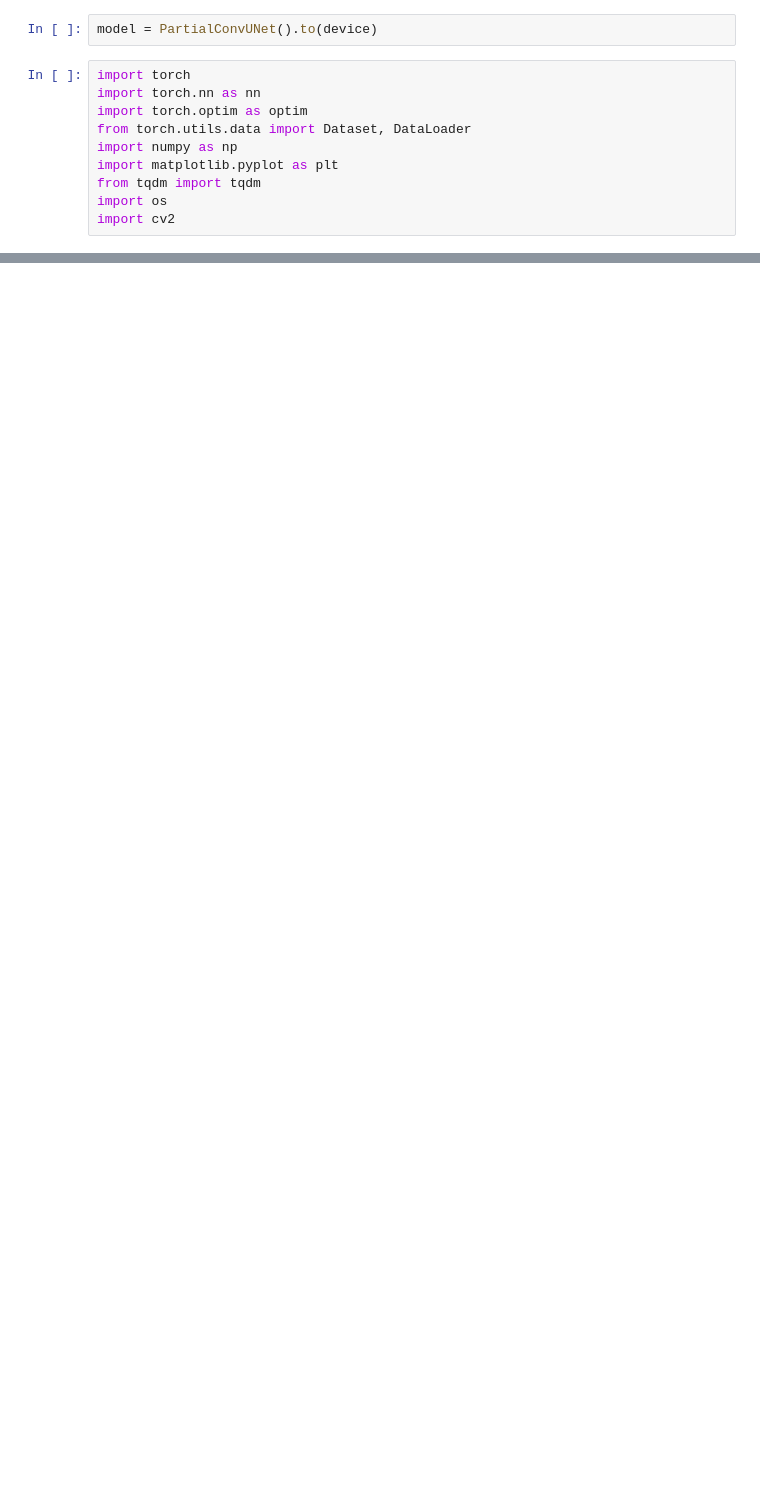
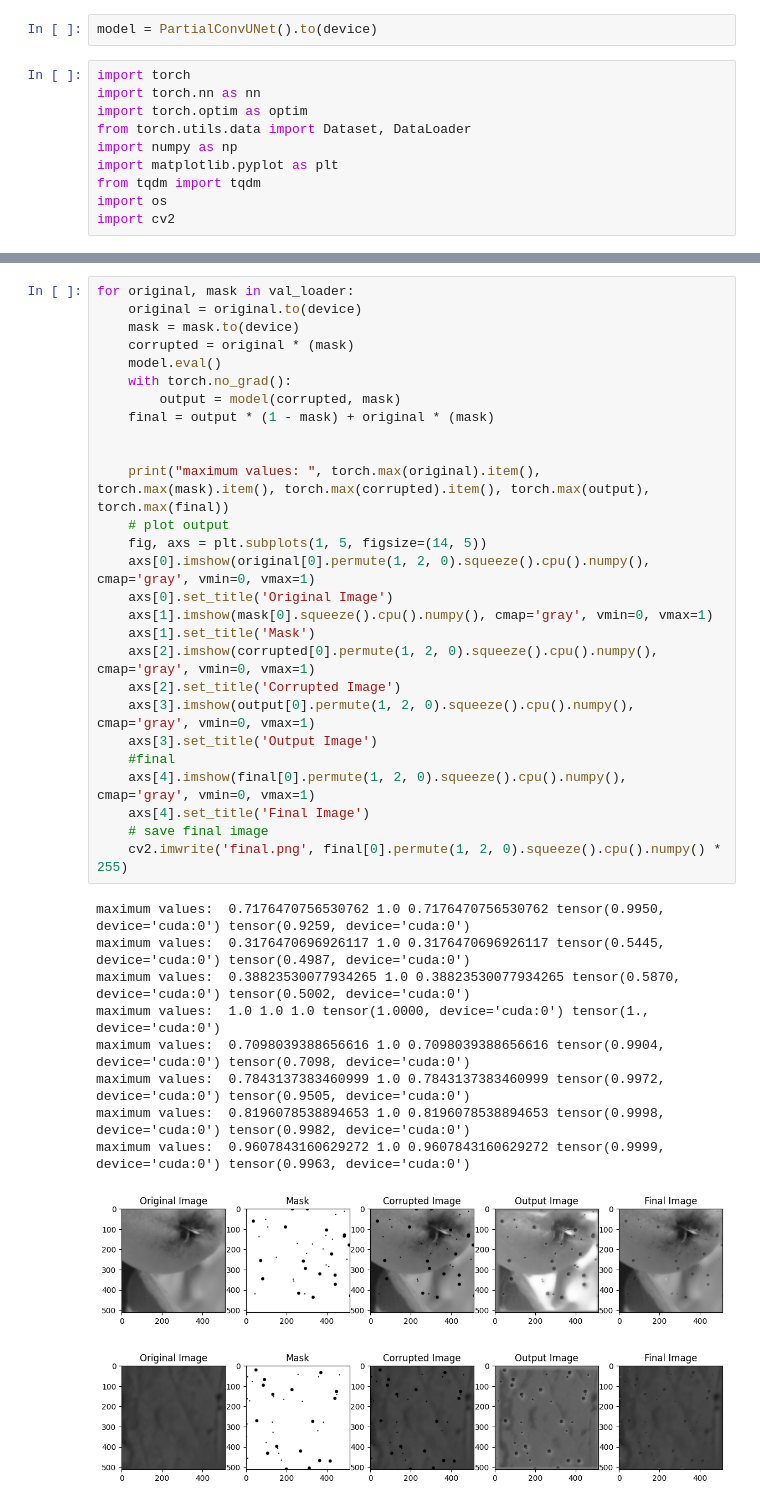
Before and after one commit to lorenzoturiano/cv-final-project, a Jupyter notebook: pconv-unet/check_luca.ipynb, the cells around one changed output, grey strips where cells are left out. Drawn from its saved outputs; the diff is of its cells as text; blank space fills up the shorter version.

```diff
--- a/pconv-unet/check_luca.ipynb
+++ b/pconv-unet/check_luca.ipynb
@@ -195,0 +465,38 @@ torch.save(model.state_dict(), 'luc.pth')
+# %%
+for original, mask in val_loader:
+    original = original.to(device)
+    mask = mask.to(device)
+    corrupted = original * (mask)
+    model.eval()
+    with torch.no_grad():
+        output = model(corrupted, mask)
+    final = output * (1 - mask) + original * (mask)
+
+
+    print("maximum values: ", torch.max(original).item(), torch.max(mask).item(), torch.max(corrupted).item(), torch.max(output), torch.max(final))
+    # plot output
+    fig, axs = plt.subplots(1, 5, figsize=(14, 5))
+    axs[0].imshow(original[0].permute(1, 2, 0).squeeze().cpu().numpy(), cmap='gray', vmin=0, vmax=1)
+    axs[0].set_title('Original Image')
+    axs[1].imshow(mask[0].squeeze().cpu().numpy(), cmap='gray', vmin=0, vmax=1)
+    axs[1].set_title('Mask')
+    axs[2].imshow(corrupted[0].permute(1, 2, 0).squeeze().cpu().numpy(), cmap='gray', vmin=0, vmax=1)
+    axs[2].set_title('Corrupted Image')
+    axs[3].imshow(output[0].permute(1, 2, 0).squeeze().cpu().numpy(), cmap='gray', vmin=0, vmax=1)
+    axs[3].set_title('Output Image')
+    #final
+    axs[4].imshow(final[0].permute(1, 2, 0).squeeze().cpu().numpy(), cmap='gray', vmin=0, vmax=1)
+    axs[4].set_title('Final Image')
+    # save final image
+    cv2.imwrite('final.png', final[0].permute(1, 2, 0).squeeze().cpu().numpy() * 255)
+# %% [output]
+maximum values:  0.7176470756530762 1.0 0.7176470756530762 tensor(0.9950, device='cuda:0') tensor(0.9259, device='cuda:0')
+maximum values:  0.3176470696926117 1.0 0.3176470696926117 tensor(0.5445, device='cuda:0') tensor(0.4987, device='cuda:0')
+maximum values:  0.38823530077934265 1.0 0.38823530077934265 tensor(0.5870, device='cuda:0') tensor(0.5002, device='cuda:0')
+maximum values:  1.0 1.0 1.0 tensor(1.0000, device='cuda:0') tensor(1., device='cuda:0')
+maximum values:  0.7098039388656616 1.0 0.7098039388656616 tensor(0.9904, device='cuda:0') tensor(0.7098, device='cuda:0')
+maximum values:  0.7843137383460999 1.0 0.7843137383460999 tensor(0.9972, device='cuda:0') tensor(0.9505, device='cuda:0')
+maximum values:  0.8196078538894653 1.0 0.8196078538894653 tensor(0.9998, device='cuda:0') tensor(0.9982, device='cuda:0')
+maximum values:  0.9607843160629272 1.0 0.9607843160629272 tensor(0.9999, device='cuda:0') tensor(0.9963, device='cuda:0')
+[figure, added]
+[figure, added]
```
Also changed, not shown: parts of 12 cells of this notebook, 46 other files.
